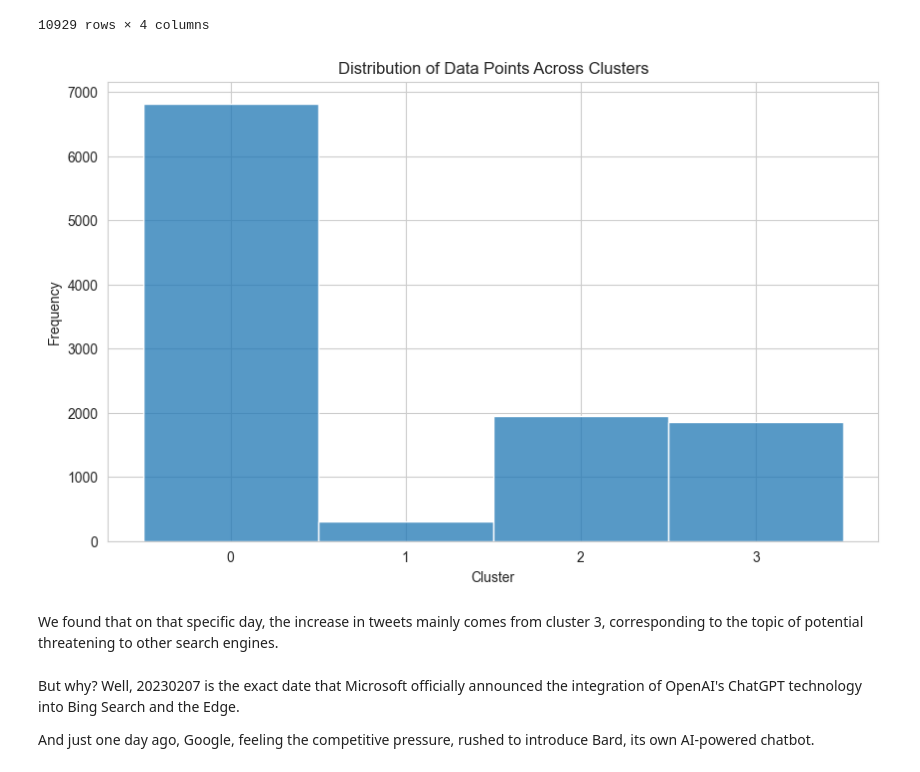
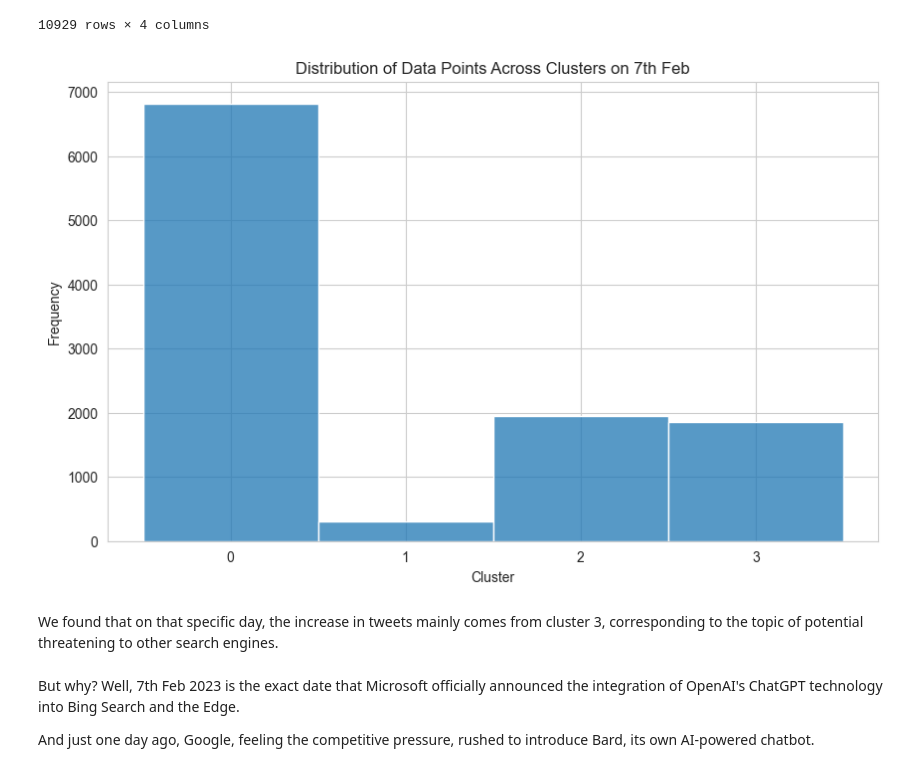
Before and after one commit to phuonganhdangamy/JSC270_HW4_2025_G17, a Jupyter notebook: part2_new.ipynb, the cells around one changed output. Cells and saved outputs as stored; diff of their text form; code cells hidden in the pictures.

```diff
--- a/part2_new.ipynb
+++ b/part2_new.ipynb
@@ -622,25 +622,25 @@ df_feb7
 # %%
 # Set the style
 sns.set_style("whitegrid")
 
 # Create the histogram
 plt.figure(figsize=(10, 6))
 sns.histplot(df_feb7['cluster'], bins=n_clusters, discrete=True, kde=False)
 
 # Customize the plot
 plt.xlabel("Cluster")
 plt.ylabel("Frequency")
-plt.title("Distribution of Data Points Across Clusters")
+plt.title("Distribution of Data Points Across Clusters on 7th Feb")
 plt.xticks(range(n_clusters))  # Ensure all clusters are represented on the x-axis
 
 # Show the plot
 plt.show()
 # %% [output]
-[figure, old version]
+[figure, new version]
 # %% [markdown]
 We found that on that specific day, the increase in tweets mainly comes from cluster 3, corresponding to the topic of potential threatening to other search engines.
 # %% [markdown]
-But why? Well, 20230207 is the exact date that Microsoft officially announced the integration of OpenAI's ChatGPT technology into Bing Search and the Edge.
+But why? Well, 7th Feb 2023 is the exact date that Microsoft officially announced the integration of OpenAI's ChatGPT technology into Bing Search and the Edge.
 
 And just one day ago, Google, feeling the competitive pressure, rushed to introduce Bard, its own AI-powered chatbot.
 # %%
```
Also changed, not shown: parts of 14 cells of this notebook.
